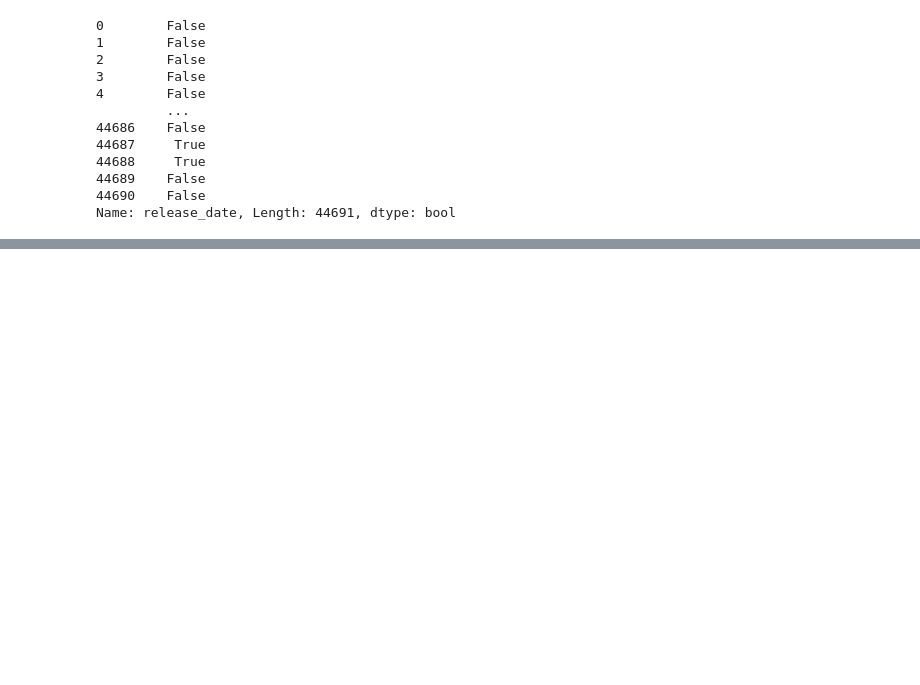
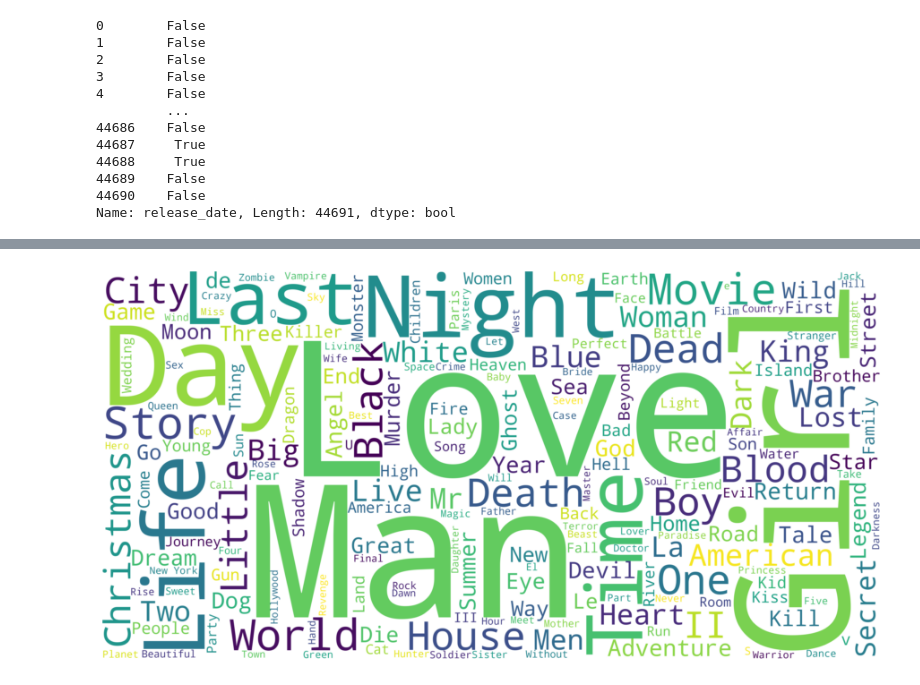
Before and after one commit to RochaErik/DS-MoviesProject, a Jupyter notebook: DS-MoviesProject.ipynb, the cells around one changed output, grey strips where cells are left out. Cells and saved outputs as stored; diff of their text form; code cells hidden in the pictures; blank space fills up the shorter version.

Commit message:
WordCloud for visualization of the most common words

```diff
--- a/DS-MoviesProject.ipynb
+++ b/DS-MoviesProject.ipynb
@@ -505,0 +534,4 @@ HTML(pixar.to_html(escape=False))
+# %%
+title = df.title.dropna()
+tagline = df.tagline.dropna()
+overview = df.overview.dropna()
@@ -505,0 +553,4 @@ HTML(pixar.to_html(escape=False))
+# %%
+title_corpus = ' '.join(title)
+tagline_corpus = ' '.join(tagline)
+overview_corpus = ' '.join(overview)
@@ -505,0 +559,9 @@ HTML(pixar.to_html(escape=False))
+# %%
+title_wordcloud = WordCloud(background_color='white', height=2000, width=4000, max_words=200).generate(title_corpus)
+# %%
+plt.figure(figsize=(16,8))
+plt.imshow(title_wordcloud, interpolation='bilinear')
+plt.axis('off')
+plt.show()
+# %% [output]
+[figure, added]
```
Also changed, not shown: parts of 9 cells of this notebook.
